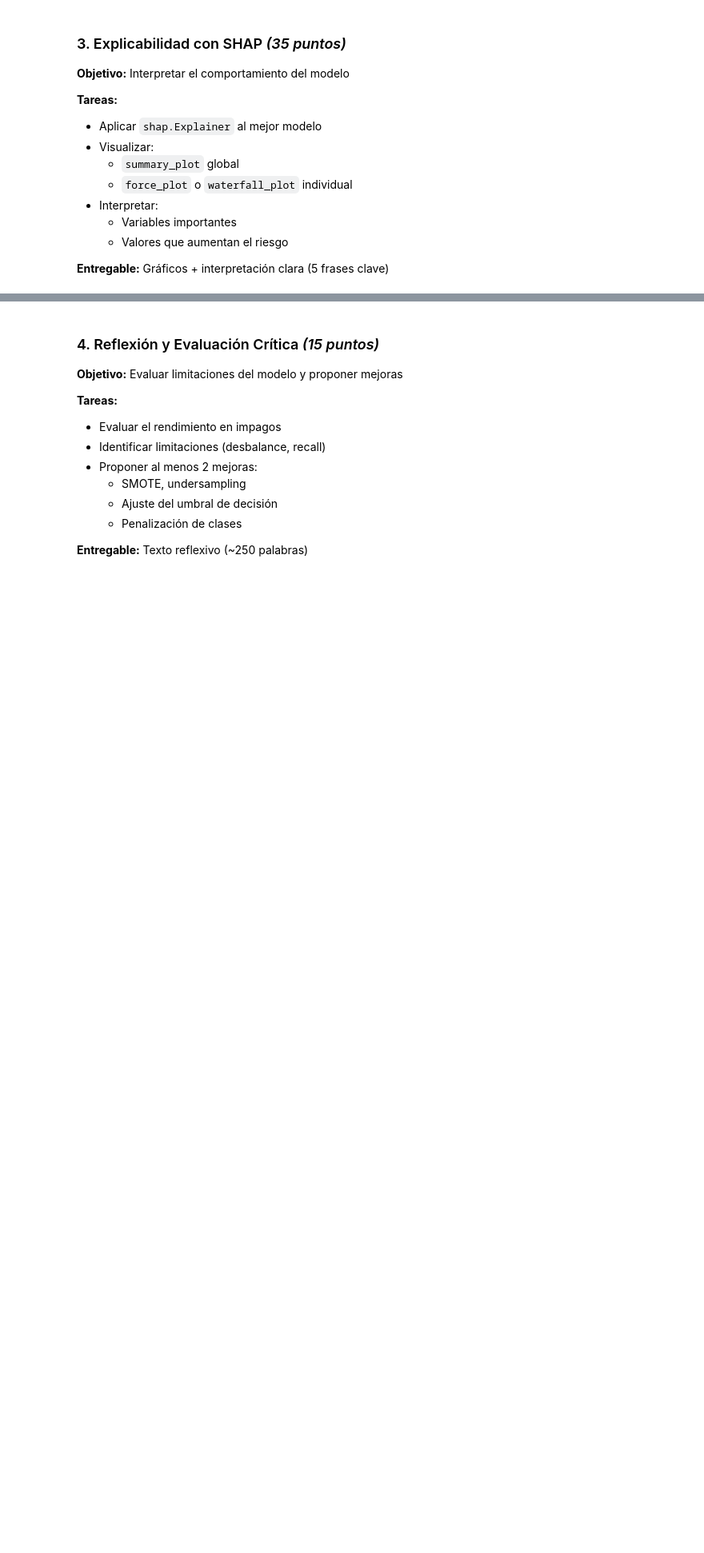
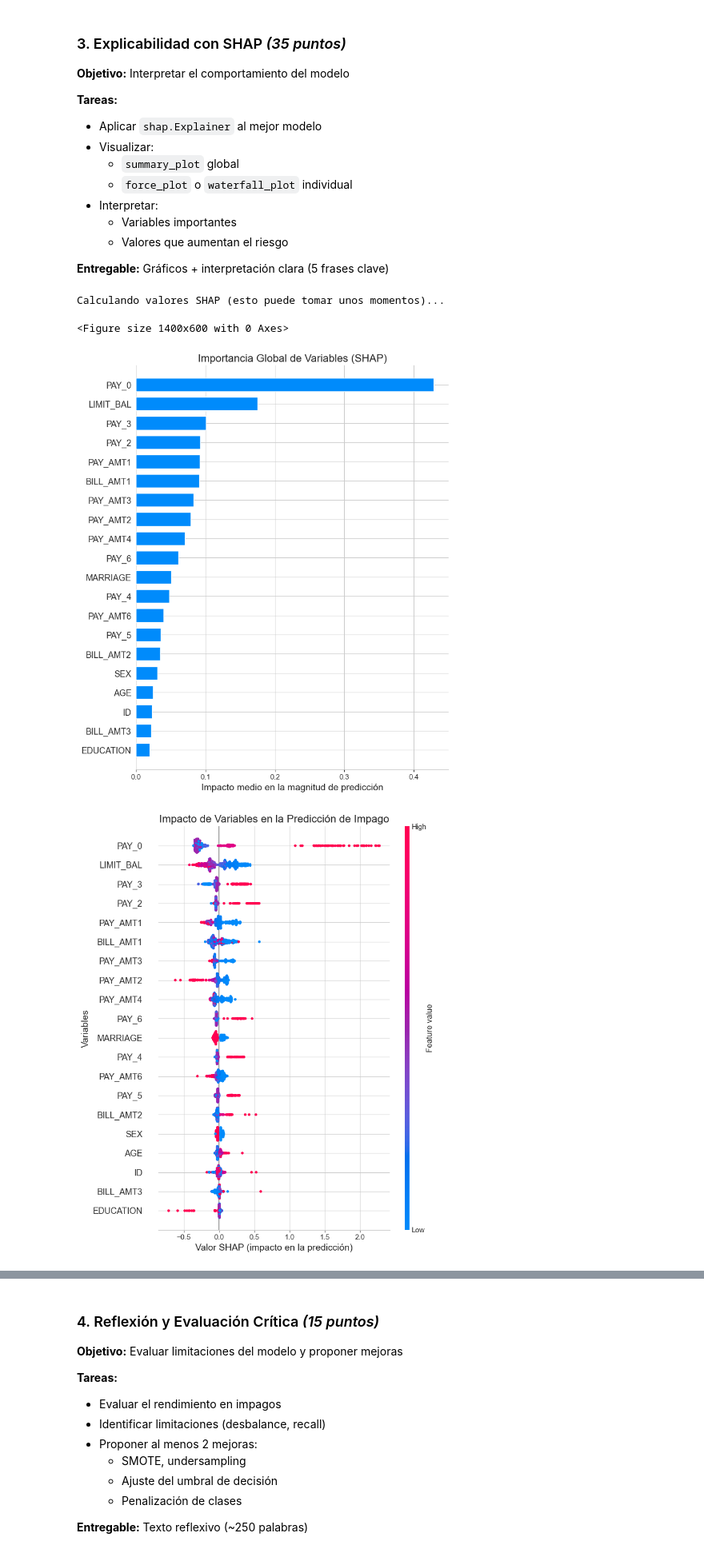
Before and after one commit to nestorojeda/CreditSHAP, a Jupyter notebook: notebook.ipynb, the cells around one changed output, grey strips where cells are left out. Shown at 80% size. Cells and saved outputs as stored; diff of their text form; code cells hidden in the pictures; blank space fills up the shorter version.

Commit message:
Added SHAP

```diff
--- a/notebook.ipynb
+++ b/notebook.ipynb
@@ -435,3 +458,63 @@ Please also refer to the documentation for alternative solver options:
   - Valores que aumentan el riesgo
 
 **Entregable:** Gráficos + interpretación clara (5 frases clave)
+# %%
+import shap
+import numpy as np
+import matplotlib.pyplot as plt
+
+# Select Gradient Boosting as our best model
+best_model = gb_classifier
+
+# Create SHAP explainer for the selected model
+explainer = shap.Explainer(best_model)
+
+# Take a representative sample for SHAP analysis (for efficiency)
+X_sample = X_test.iloc[:500].copy()
+
+# Generate SHAP values
+print("Calculando valores SHAP (esto puede tomar unos momentos)...")
+shap_values = explainer(X_sample)
+
+# Global summary plot - shows the most important variables and their impact
+plt.figure(figsize=(14, 10))
+shap.summary_plot(shap_values, X_sample, plot_type="bar", show=False)
+plt.title("Importancia Global de Variables (SHAP)", fontsize=16)
+plt.xlabel("Impacto medio en la magnitud de predicción", fontsize=14)
+plt.tight_layout()
+plt.show()
+
+# Summary plot - shows the impact of each variable on the prediction
+plt.figure(figsize=(14, 10))
+shap.summary_plot(shap_values, X_sample, show=False)
+plt.title("Impacto de Variables en la Predicción de Impago", fontsize=16)
+plt.xlabel("Valor SHAP (impacto en la predicción)", fontsize=14)
+plt.ylabel("Variables", fontsize=14)
+plt.tight_layout()
+plt.show()
+
+# Find examples of clients with default in the test set
+default_examples = np.where(y_test.iloc[:500] == 1)[0][:3]  # First 3 default examples
+
+for i, idx in enumerate(default_examples):
+    plt.figure(figsize=(14, 6))
+    # Waterfall plot for a specific client
+    shap.plots.waterfall(shap_values[idx], max_display=15, show=False)
+    plt.title(f"Análisis de Factores de Impago - Cliente Ejemplo {i+1}", fontsize=16)
+    plt.xlabel("Impacto en la Predicción de Impago", fontsize=14)
+    plt.tight_layout()
+    plt.show()
+
+    # Mostrar detalles del cliente
+    print(f"\n--- Detalles del Cliente Ejemplo {i+1} ---")
+    print(f"Límite de Crédito: {X_sample.iloc[idx]['LIMIT_BAL']:.0f} NT$")
+    print(f"Edad: {X_sample.iloc[idx]['AGE']} años")
+    print(f"Sexo: {'Hombre' if X_sample.iloc[idx]['SEX'] == 1 else 'Mujer'}")
+    print(f"Estado de pago actual (PAY_0): {X_sample.iloc[idx]['PAY_0']} (Valores positivos indican retraso)")
+    print(f"Factura actual: {X_sample.iloc[idx]['BILL_AMT1']:.0f} NT$")
+    print(f"Pago realizado último mes: {X_sample.iloc[idx]['PAY_AMT1']:.0f} NT$")
+# %% [output]
+Calculando valores SHAP (esto puede tomar unos momentos)...
+<Figure size 1400x600 with 0 Axes>
+[figure, added]
+[figure, added]
```
Also changed, not shown: parts of 4 cells of this notebook.
